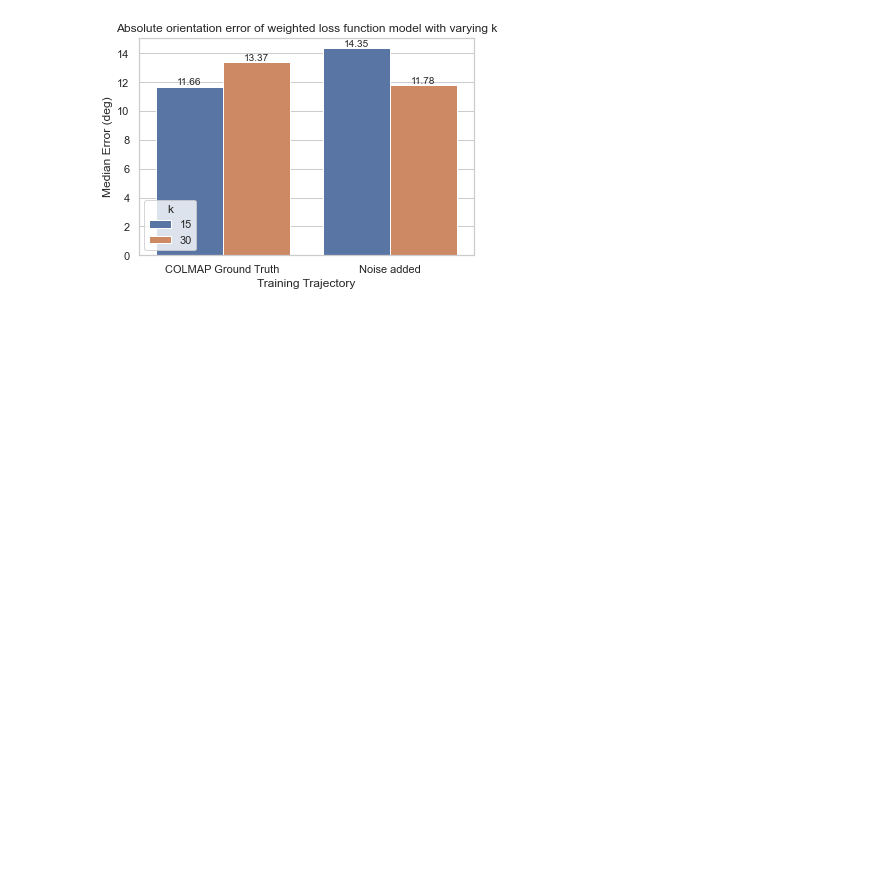
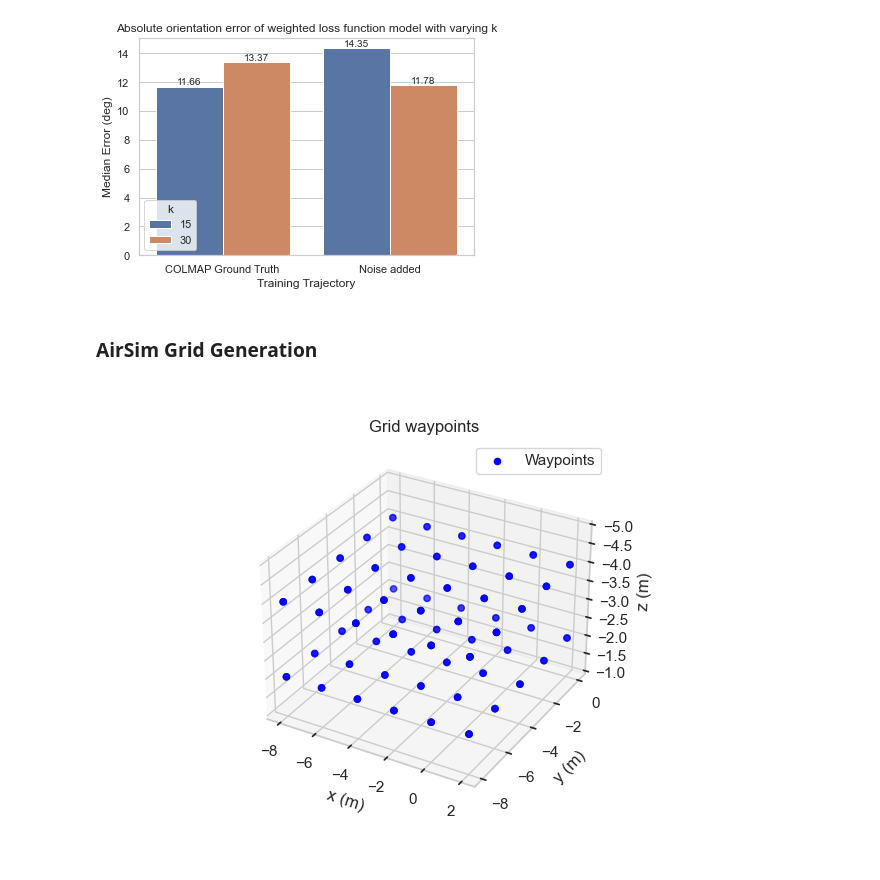
Before and after one commit to sytan98/Dataset-Collection-for-Pose-and-IMU, a Jupyter notebook: report_plots/generate_plots.ipynb, the cells around one changed output. Cells and saved outputs as stored; diff of their text form; code cells hidden in the pictures; blank space fills up the shorter version.

```diff
--- a/report_plots/generate_plots.ipynb
+++ b/report_plots/generate_plots.ipynb
@@ -418,3 +418,5 @@ for container in ax.containers:
 plt.show()
 # %% [output]
 [figure]
+# %% [markdown]
+### AirSim Grid Generation
@@ -420,0 +459,14 @@ plt.show()
+# %%
+%matplotlib ipympl
+plt.figure()
+ax = plt.axes(projection= '3d')
+ax.scatter3D(points_x, points_y, points_z, label = "Waypoints", color = 'blue')
+ax.set_zlim([-1, -5])
+ax.set_xlabel("x (m)")
+ax.set_ylabel("y (m)")
+ax.set_zlabel("z (m)")
+ax.set_title("Grid waypoints")
+ax.legend()
+plt.show()
+# %% [output]
+[figure, added]
```
Also changed, not shown: parts of 7 cells of this notebook, 11 other files.
